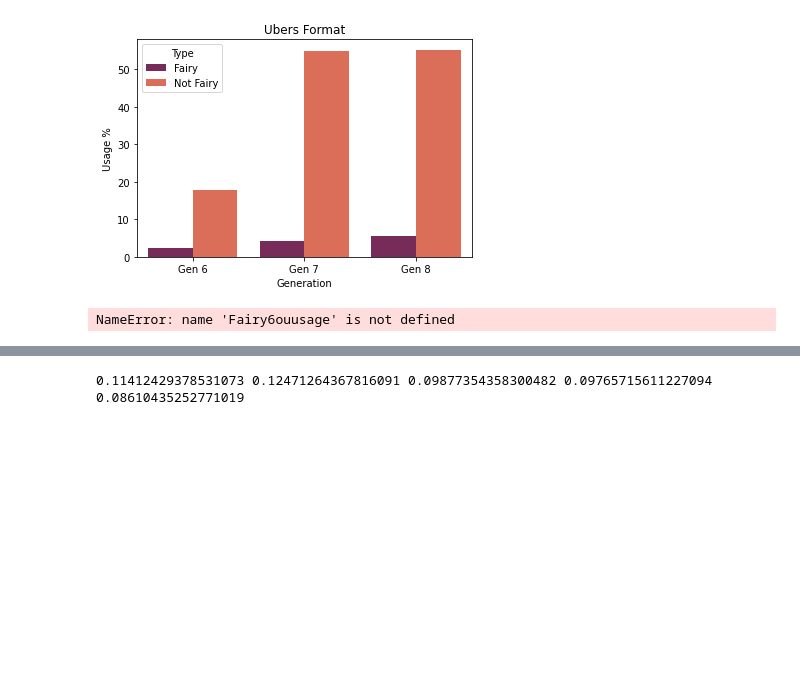
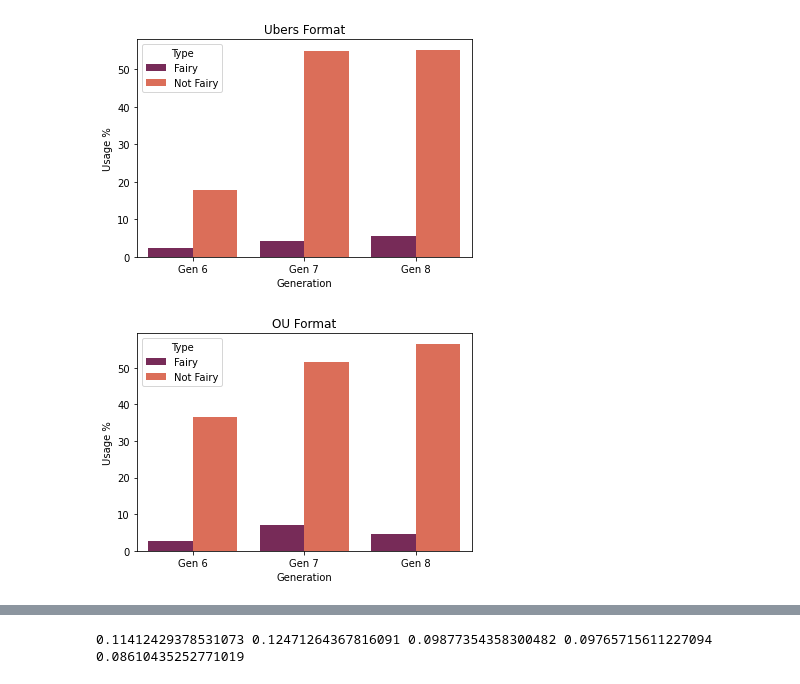
Before and after one commit to mr4tt/Fairy-Pokemon-Analysis, a Jupyter notebook: EDACheckpointGroup013-Fa21.ipynb, the cells around one changed output, grey strips where cells are left out. Cells and saved outputs as stored; diff of their text form; code cells hidden in the pictures; blank space fills up the shorter version.

Commit message:
changed dragon and fairy usage to use a function

```diff
--- a/EDACheckpointGroup013-Fa21.ipynb
+++ b/EDACheckpointGroup013-Fa21.ipynb
@@ -510,0 +382,23 @@ oudragondf
+# %%
+#takes the combined df of types of pokemon + their usages and splits them into usage of Dragon type and non Dragon type Pokemon
+
+def df(generation, format, type):
+    #makes new df that only has Pokemon of wanted generation + format
+    df = usagetypesdf[usagetypesdf["Gen"] == generation][usagetypesdf["Format"] == format]
+
+    #new df that only has wanted type
+    types = df.loc[((df['Type 1']==type) | (df['Type 2']==type)), :]
+
+    #finds usage of the type
+    typesusage = types['Usage'].sum()
+
+    #new df that has any pokemon that's not the wanted type
+    nottype = df.loc[((df['Type 1']!=type) & (df['Type 2']!=type)), :]
+
+    #finds usage of not type
+    nottypeusage = nottype['Usage'].sum()
+
+    #new array with usages to be returned
+    usagedf = [typesusage, nottypeusage]
+
+    return usagedf
@@ -511,3 +417,15 @@ oudragondf
+# %%
+#finds the usage of dragon/fairy type in ou format in each generation
+
+dgen4ou = df (4, "ou", "Dragon")
+dgen5ou = df (5, "ou", "Dragon")
+dgen6ou = df (6, "ou", "Dragon")
+dgen7ou = df (7, "ou", "Dragon")
+dgen8ou = df (8, "ou", "Dragon")
+
+fgen6ou = df (6, "ou", "Fairy")
+fgen7ou = df (7, "ou", "Fairy")
+fgen8ou = df (8, "ou", "Fairy")
 # %%
 ubdragondf2= pd.DataFrame(
     {
@@ -624,19 +477,19 @@ sns.barplot(x="Generation",
 # %%
 ouFairydf2= pd.DataFrame(
     {
         "Generation" : ['Gen 6', 'Gen 6','Gen 7', 'Gen 7','Gen 8', 'Gen 8'],
         "Type": ['Fairy', 'Not Fairy', 'Fairy', 'Not Fairy','Fairy', 'Not Fairy'],
-        "Usage %": [Fairy6ouusage, notFairy6ouusage, Fairy7ouusage, notFairy7ouusage,Fairy8ouusage, notFairy8ouusage],
+        "Usage %": [fgen6ou[0], fgen6ou[1], fgen7ou[0], fgen7ou[1], fgen8ou[0], fgen8ou[1]],
     },
 )
 sns.barplot(x="Generation",
             y="Usage %",
             hue="Type",
             data=ouFairydf2,
             palette='rocket'
            ).set_title("OU Format");
 # %% [output]
-NameError: name 'Fairy6ouusage' is not defined
+[figure, added]
 # %%
 usagemovesdf.head()
 # %% [output]
```
Also changed, not shown: parts of 9 cells of this notebook.
